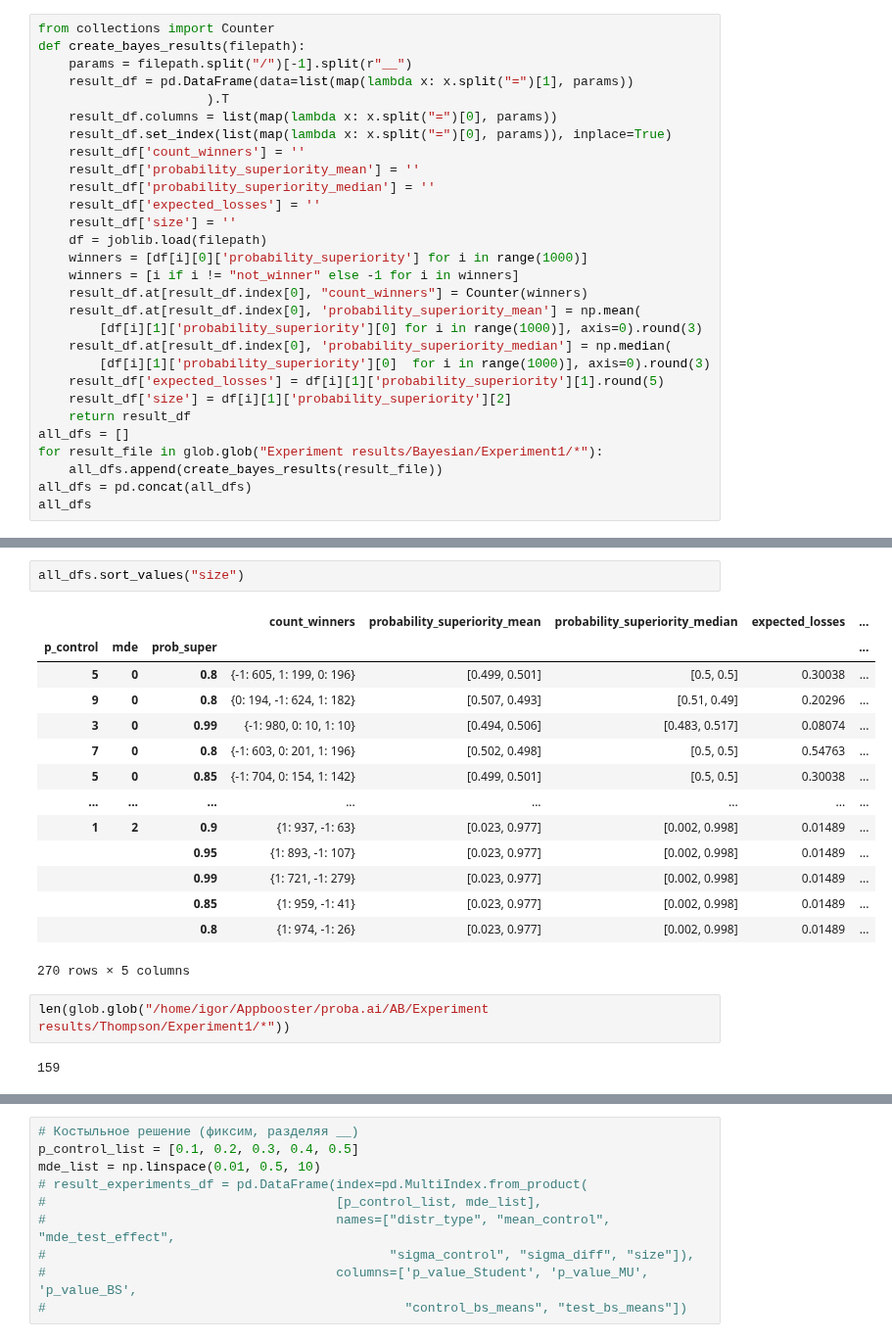
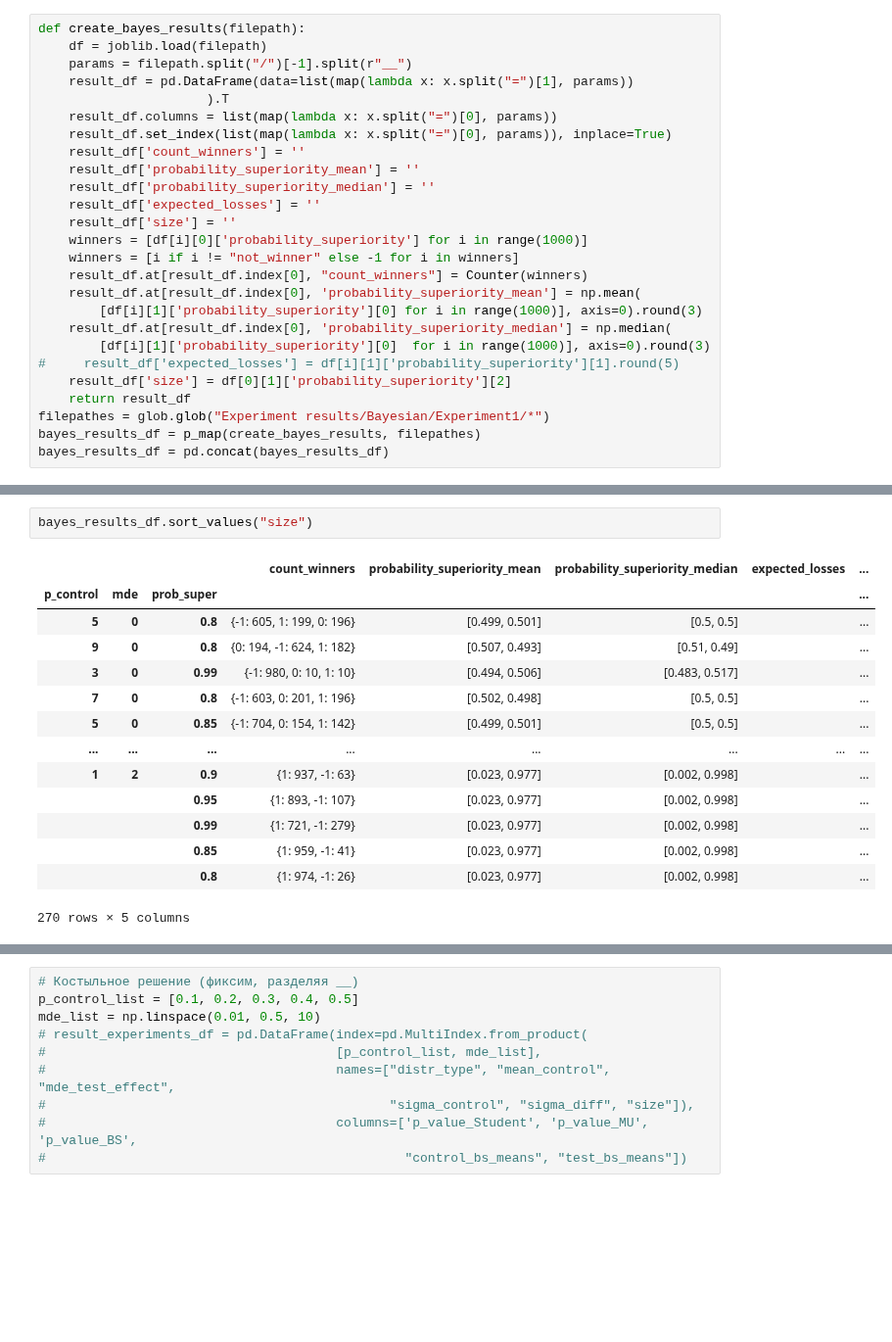
Before and after one commit to iakubovskii7/AB, a Jupyter notebook: Result_analyze.ipynb, the cells around one changed output, grey strips where cells are left out. Shown at 98% size. Drawn from its saved outputs; the diff is of its cells as text; blank space fills up the shorter version.

```diff
--- a/Result_analyze.ipynb
+++ b/Result_analyze.ipynb
@@ -12,6 +15,6 @@ result1 = bayes_results[0]
 # %%
-from collections import Counter
 def create_bayes_results(filepath):
+    df = joblib.load(filepath)
     params = filepath.split("/")[-1].split(r"__")
     result_df = pd.DataFrame(data=list(map(lambda x: x.split("=")[1], params))
                       ).T
@@ -22,7 +25,6 @@ def create_bayes_results(filepath):
     result_df['probability_superiority_median'] = ''
     result_df['expected_losses'] = ''
     result_df['size'] = ''
-    df = joblib.load(filepath)
     winners = [df[i][0]['probability_superiority'] for i in range(1000)]
     winners = [i if i != "not_winner" else -1 for i in winners]
     result_df.at[result_df.index[0], "count_winners"] = Counter(winners)
@@ -30,11 +32,9 @@ def create_bayes_results(filepath):
         [df[i][1]['probability_superiority'][0] for i in range(1000)], axis=0).round(3)
     result_df.at[result_df.index[0], 'probability_superiority_median'] = np.median(
         [df[i][1]['probability_superiority'][0]  for i in range(1000)], axis=0).round(3)
-    result_df['expected_losses'] = df[i][1]['probability_superiority'][1].round(5)
-    result_df['size'] = df[i][1]['probability_superiority'][2]
+#     result_df['expected_losses'] = df[i][1]['probability_superiority'][1].round(5)
+    result_df['size'] = df[0][1]['probability_superiority'][2]
     return result_df
-all_dfs = []
-for result_file in glob.glob("Experiment results/Bayesian/Experiment1/*"):
-    all_dfs.append(create_bayes_results(result_file))
-all_dfs = pd.concat(all_dfs)
-all_dfs
+filepathes = glob.glob("Experiment results/Bayesian/Experiment1/*")
+bayes_results_df = p_map(create_bayes_results, filepathes)
+bayes_results_df = pd.concat(bayes_results_df)
@@ -56,21 +41,17 @@ all_dfs
 # %%
-all_dfs.sort_values("size")
+bayes_results_df.sort_values("size")
 # %% [output]
 |  |  |  | count_winners | probability_superiority_mean | probability_superiority_median | expected_losses | ... |
 | p_control | mde | prob_super |  |  |  |  | ... |
-| 5 | 0 | 0.8 | {-1: 605, 1: 199, 0: 196} | [0.499, 0.501] | [0.5, 0.5] | 0.30038 | ... |
-| 9 | 0 | 0.8 | {0: 194, -1: 624, 1: 182} | [0.507, 0.493] | [0.51, 0.49] | 0.20296 | ... |
-| 3 | 0 | 0.99 | {-1: 980, 0: 10, 1: 10} | [0.494, 0.506] | [0.483, 0.517] | 0.08074 | ... |
-| 7 | 0 | 0.8 | {-1: 603, 0: 201, 1: 196} | [0.502, 0.498] | [0.5, 0.5] | 0.54763 | ... |
-| 5 | 0 | 0.85 | {-1: 704, 0: 154, 1: 142} | [0.499, 0.501] | [0.5, 0.5] | 0.30038 | ... |
+| 5 | 0 | 0.8 | {-1: 605, 1: 199, 0: 196} | [0.499, 0.501] | [0.5, 0.5] |  | ... |
+| 9 | 0 | 0.8 | {0: 194, -1: 624, 1: 182} | [0.507, 0.493] | [0.51, 0.49] |  | ... |
+| 3 | 0 | 0.99 | {-1: 980, 0: 10, 1: 10} | [0.494, 0.506] | [0.483, 0.517] |  | ... |
+| 7 | 0 | 0.8 | {-1: 603, 0: 201, 1: 196} | [0.502, 0.498] | [0.5, 0.5] |  | ... |
+| 5 | 0 | 0.85 | {-1: 704, 0: 154, 1: 142} | [0.499, 0.501] | [0.5, 0.5] |  | ... |
 | ... | ... | ... | ... | ... | ... | ... | ... |
-| 1 | 2 | 0.9 | {1: 937, -1: 63} | [0.023, 0.977] | [0.002, 0.998] | 0.01489 | ... |
-|  |  | 0.95 | {1: 893, -1: 107} | [0.023, 0.977] | [0.002, 0.998] | 0.01489 | ... |
-|  |  | 0.99 | {1: 721, -1: 279} | [0.023, 0.977] | [0.002, 0.998] | 0.01489 | ... |
-|  |  | 0.85 | {1: 959, -1: 41} | [0.023, 0.977] | [0.002, 0.998] | 0.01489 | ... |
-|  |  | 0.8 | {1: 974, -1: 26} | [0.023, 0.977] | [0.002, 0.998] | 0.01489 | ... |
+| 1 | 2 | 0.9 | {1: 937, -1: 63} | [0.023, 0.977] | [0.002, 0.998] |  | ... |
+|  |  | 0.95 | {1: 893, -1: 107} | [0.023, 0.977] | [0.002, 0.998] |  | ... |
+|  |  | 0.99 | {1: 721, -1: 279} | [0.023, 0.977] | [0.002, 0.998] |  | ... |
+|  |  | 0.85 | {1: 959, -1: 41} | [0.023, 0.977] | [0.002, 0.998] |  | ... |
+|  |  | 0.8 | {1: 974, -1: 26} | [0.023, 0.977] | [0.002, 0.998] |  | ... |
 270 rows × 5 columns
-# %%
-len(glob.glob("/home/igor/Appbooster/proba.ai/AB/Experiment results/Thompson/Experiment1/*"))
-# %% [output]
-159
```
Also changed, not shown: parts of 18 cells of this notebook, 3 other files.
